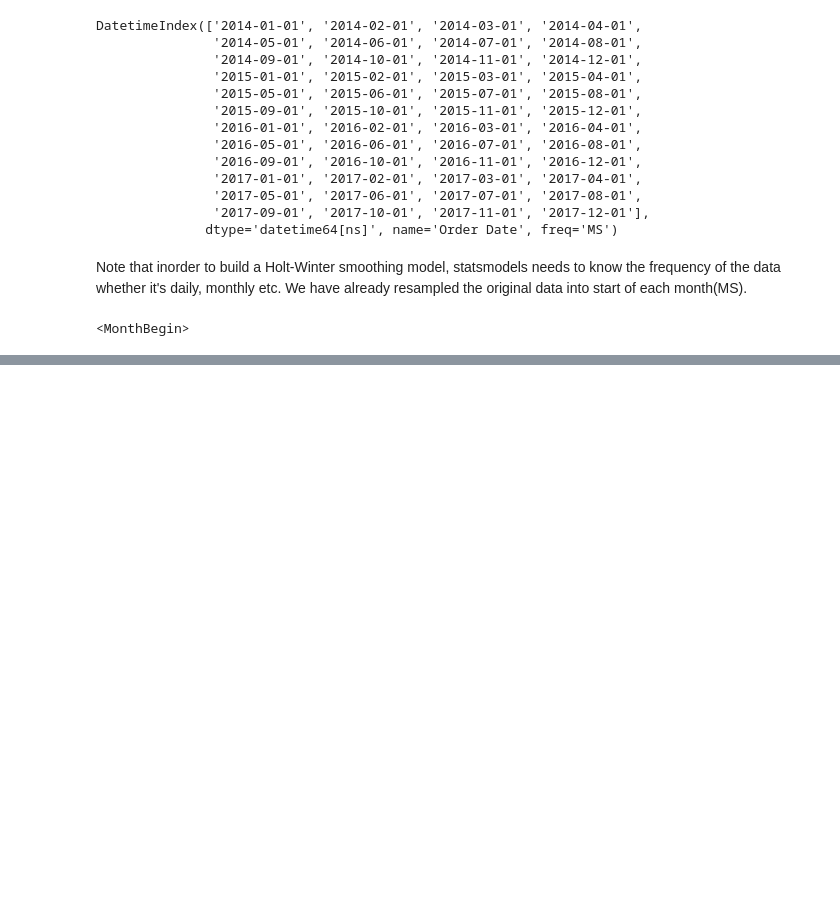
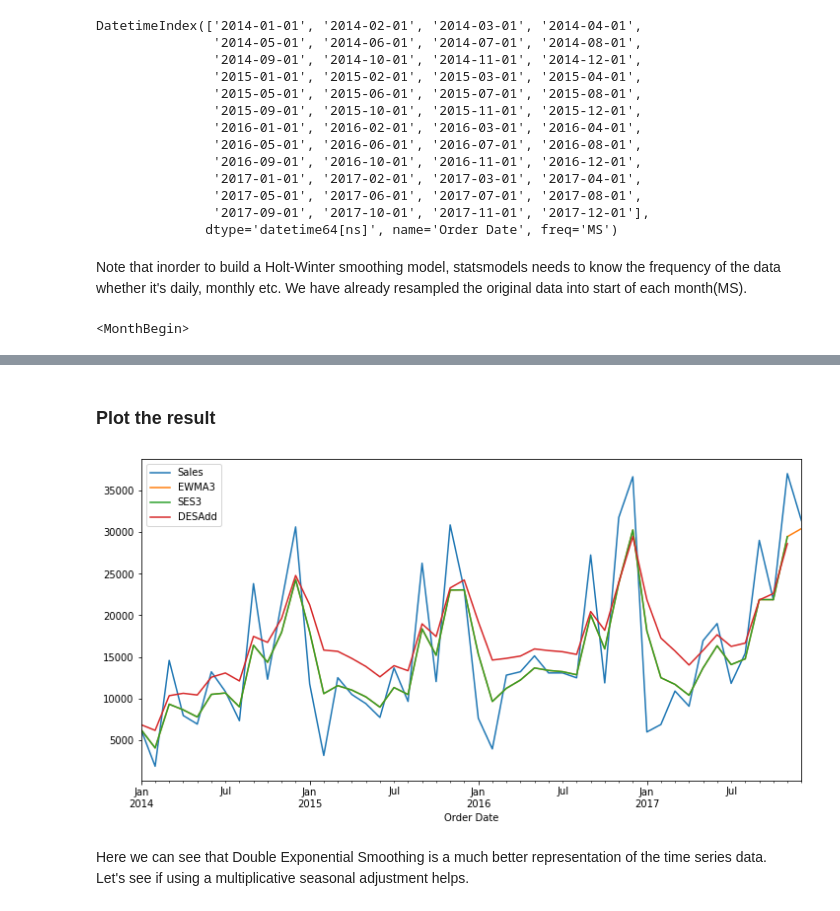
Before and after one commit to ajitsingh98/Time-Series-Analysis-and-Forecasting-with-Python, a Jupyter notebook: Time_Series_Analysis_Sales_Data.ipynb, the cells around one changed output, grey strips where cells are left out. Drawn from its saved outputs; the diff is of its cells as text; code cells hidden in the pictures; blank space fills up the shorter version.

Commit message:
adding analysis and forecasting of time series files

```diff
--- a/Time_Series_Analysis_Sales_Data.ipynb
+++ b/Time_Series_Analysis_Sales_Data.ipynb
@@ -366,0 +420,14 @@ A variatiob of the statsmodels Holt-Winters function provides Simple Exponential
+# %%
+from statsmodels.tsa.holtwinters import SimpleExpSmoothing
+
+span = 3
+#define alpha
+alpha = 2/(span+1)
+
+#exponentially weightage moving average using pandas
+df['EWMA3'] = df['Sales'].ewm(alpha=alpha, adjust=False).mean()
+#Simple exponential smoothing
+df['SES3'] = SimpleExpSmoothing(df['Sales']).fit(smoothing_level=alpha,
+                                                 optimized=False).fittedvalues.shift(-1)
+
+df.head()
@@ -366,0 +462,6 @@ A variatiob of the statsmodels Holt-Winters function provides Simple Exponential
+# %%
+from statsmodels.tsa.holtwinters import ExponentialSmoothing
+
+df['DESAdd'] = ExponentialSmoothing(df['Sales'], trend='add').fit().fittedvalues.shift(-1)
+
+df.head(5)
@@ -366,0 +476,9 @@ A variatiob of the statsmodels Holt-Winters function provides Simple Exponential
+# %% [markdown]
+### Plot the result
+# %%
+df[['Sales', 'EWMA3', 'SES3', 'DESAdd']].plot(figsize=(12, 6)).autoscale(axis='x', tight=True)
+# %% [output]
+[figure, added]
+# %% [markdown]
+Here we can see that Double Exponential Smoothing is a much better representation of the time series data.<br>
+Let's see if using a multiplicative seasonal adjustment helps.
```
Also changed, not shown: parts of 27 cells of this notebook, 1 other file.
